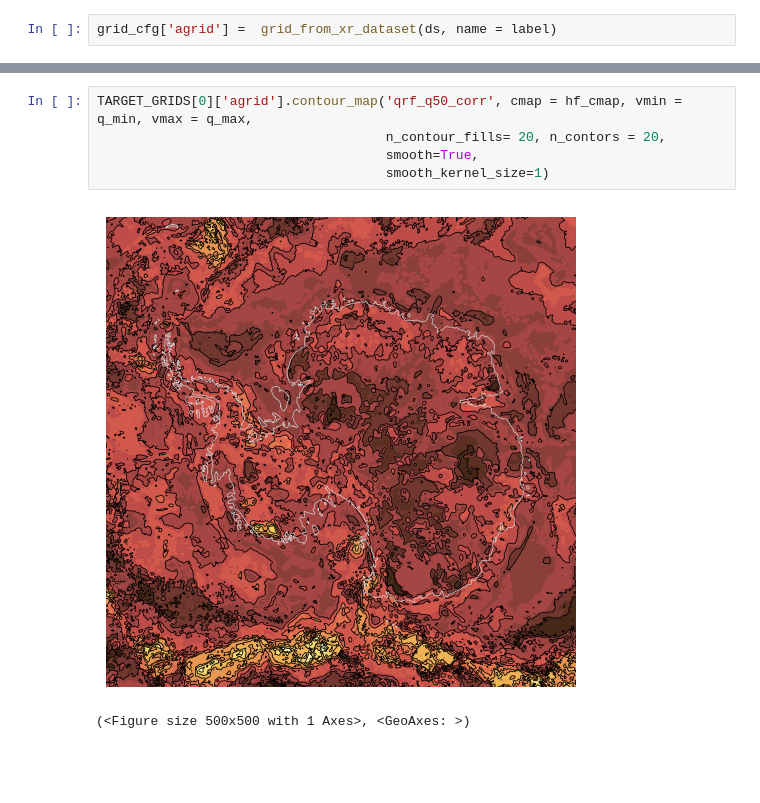
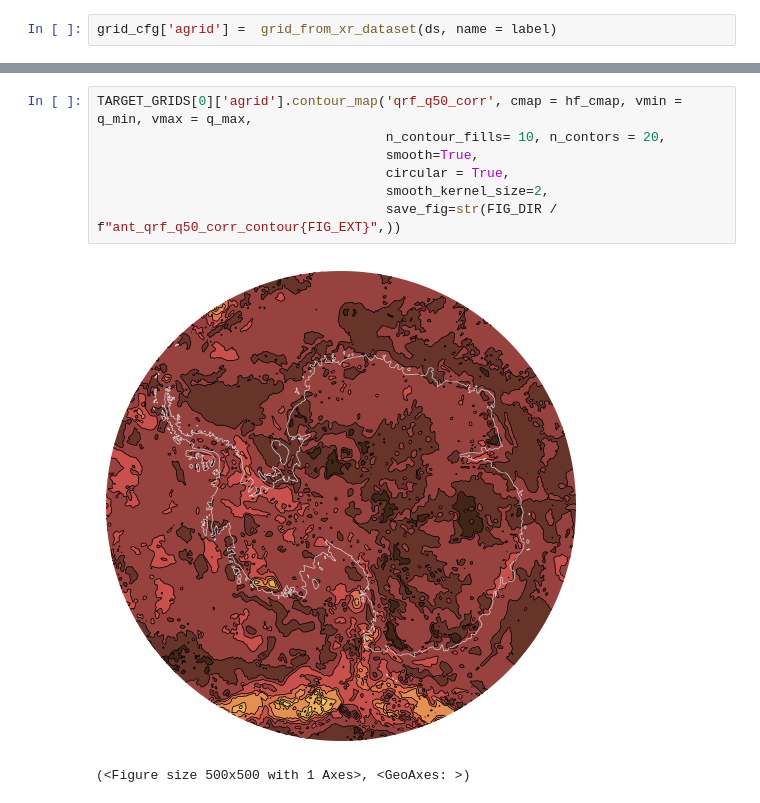
Before and after one commit to TobbeTripitaka/Aq2, a Jupyter notebook: 5a_QRF_TARGETS.ipynb, the cells around one changed output, grey strips where cells are left out. Drawn from its saved outputs; the diff is of its cells as text; blank space fills up the shorter version.

```diff
--- a/5a_QRF_TARGETS.ipynb
+++ b/5a_QRF_TARGETS.ipynb
@@ -407,11 +407,13 @@ save_target_map(TARGET_GRIDS[0]['agrid'], 'qrf_q50_corr',
 (<Figure size 500x500 with 1 Axes>, <GeoAxes: >)
 # %%
 TARGET_GRIDS[0]['agrid'].contour_map('qrf_q50_corr', cmap = hf_cmap, vmin = q_min, vmax = q_max,
-                                     n_contour_fills= 20, n_contors = 20,
+                                     n_contour_fills= 10, n_contors = 20,
                                      smooth=True,
-                                     smooth_kernel_size=1)
+                                     circular = True,
+                                     smooth_kernel_size=2,
+                                     save_fig=str(FIG_DIR / f"ant_qrf_q50_corr_contour{FIG_EXT}",))
 # %% [output]
-[figure, old version]
+[figure, new version]
 (<Figure size 500x500 with 1 Axes>, <GeoAxes: >)
 # %%
 # Antarctica median heat flow — same map through the shared helper.
```
Also changed, not shown: parts of 6 cells of this notebook.
